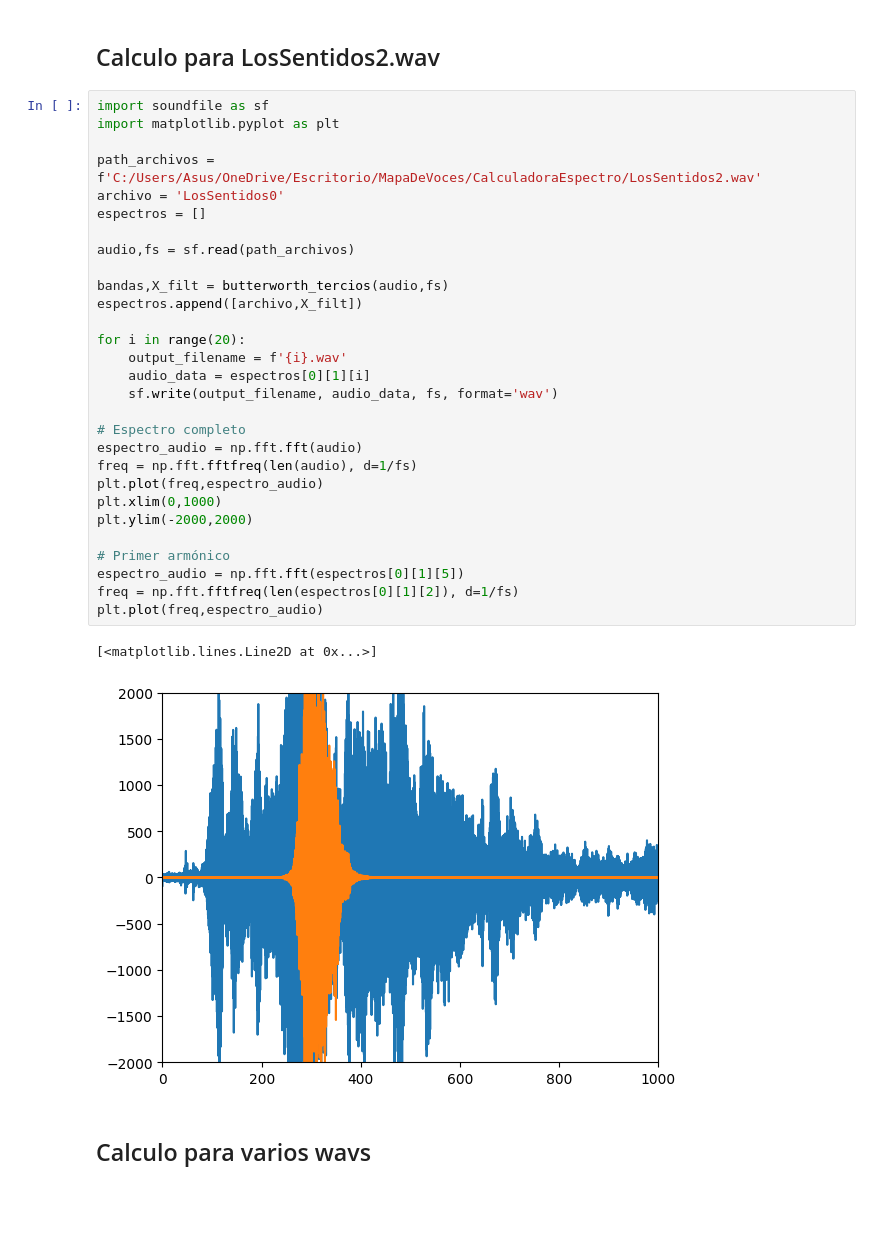
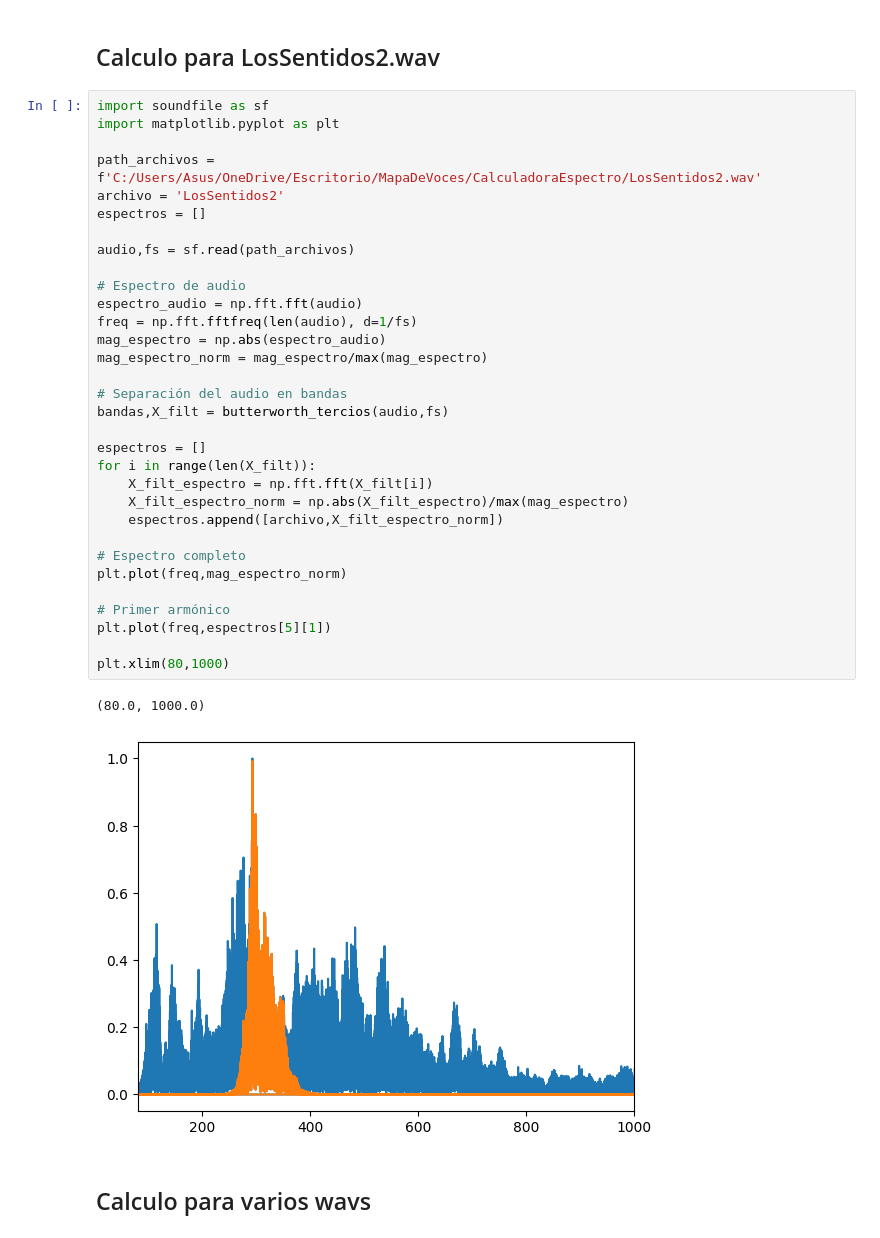
Before and after one commit to Misley-tech/MapaDeVoces, a Jupyter notebook: CalculadoraEspectro/CalculadoraEspectro.ipynb, the cells around one changed output. Cells and saved outputs as stored; diff of their text form; blank space fills up the shorter version.

```diff
--- a/CalculadoraEspectro/CalculadoraEspectro.ipynb
+++ b/CalculadoraEspectro/CalculadoraEspectro.ipynb
@@ -188,35 +195,38 @@ plt.ylim(-2000,2000)
 # %%
 import soundfile as sf
 import matplotlib.pyplot as plt
 
 path_archivos = f'C:/Users/Asus/OneDrive/Escritorio/MapaDeVoces/CalculadoraEspectro/LosSentidos2.wav'
-archivo = 'LosSentidos0'
+archivo = 'LosSentidos2'
 espectros = []
 
 audio,fs = sf.read(path_archivos)
 
+# Espectro de audio
+espectro_audio = np.fft.fft(audio)
+freq = np.fft.fftfreq(len(audio), d=1/fs)
+mag_espectro = np.abs(espectro_audio)
+mag_espectro_norm = mag_espectro/max(mag_espectro)
+
+# Separación del audio en bandas
 bandas,X_filt = butterworth_tercios(audio,fs)
-espectros.append([archivo,X_filt])
 
-for i in range(20):
-    output_filename = f'{i}.wav'
-    audio_data = espectros[0][1][i]
-    sf.write(output_filename, audio_data, fs, format='wav')
+espectros = []
+for i in range(len(X_filt)):
+    X_filt_espectro = np.fft.fft(X_filt[i])
+    X_filt_espectro_norm = np.abs(X_filt_espectro)/max(mag_espectro)
+    espectros.append([archivo,X_filt_espectro_norm])
 
 # Espectro completo
-espectro_audio = np.fft.fft(audio)
-freq = np.fft.fftfreq(len(audio), d=1/fs)
-plt.plot(freq,espectro_audio)
-plt.xlim(0,1000)
-plt.ylim(-2000,2000)
+plt.plot(freq,mag_espectro_norm)
 
 # Primer armónico
-espectro_audio = np.fft.fft(espectros[0][1][5])
-freq = np.fft.fftfreq(len(espectros[0][1][2]), d=1/fs)
-plt.plot(freq,espectro_audio)
+plt.plot(freq,espectros[5][1])
+
+plt.xlim(80,1000)
 # %% [output]
-[<matplotlib.lines.Line2D at 0x...>]
+(80.0, 1000.0)
-[figure, old version]
+[figure, new version]
 # %% [markdown]
 ## Calculo para varios wavs
 # %%
```
Also changed, not shown: parts of 10 cells of this notebook.
